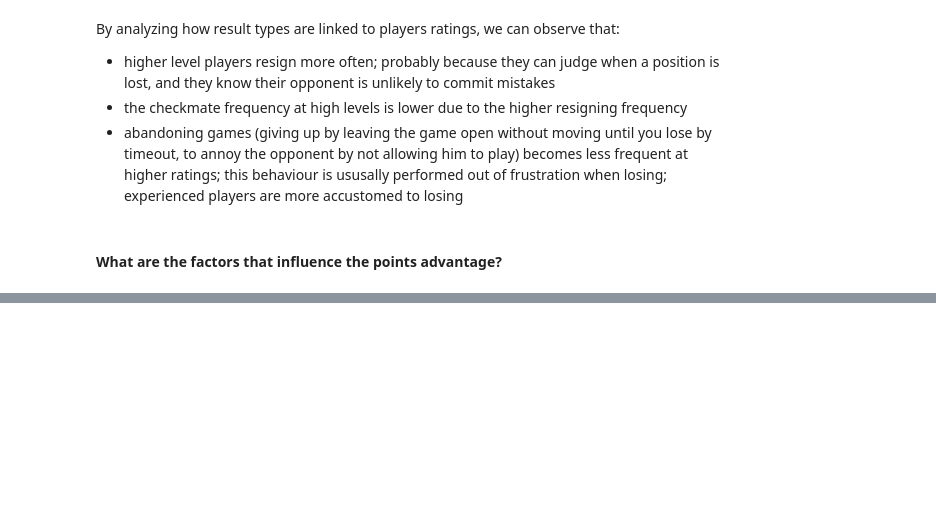
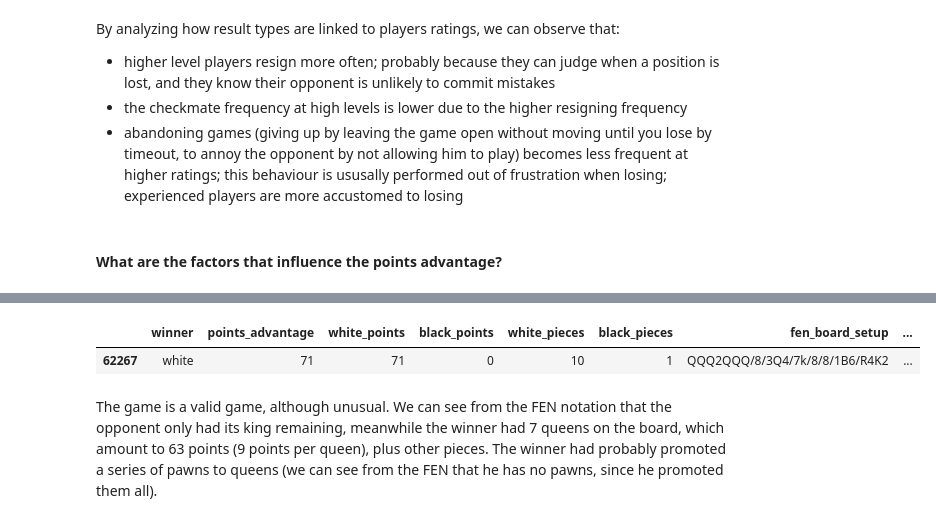
Before and after one commit to lamparelli/chess-data-analysis, a Jupyter notebook: main.ipynb, the cells around one changed output, grey strips where cells are left out. Saved outputs shown, nothing was run; the diff lists cells and outputs as text; code cells hidden in the pictures; blank space fills up the shorter version.

```diff
--- a/main.ipynb
+++ b/main.ipynb
@@ -1266,0 +1275,8 @@ x = games[games["points_advantage"]>50]
+# %%
+outliers = games[games["points_advantage"] > 60]
+outliers[["winner", "points_advantage", "white_points", "black_points", "white_pieces", "black_pieces", "fen_board_setup", "white_pieces_queens"]]
+# %% [output]
+|  | winner | points_advantage | white_points | black_points | white_pieces | black_pieces | fen_board_setup | ... |
+| 62267 | white | 71 | 71 | 0 | 10 | 1 | QQQ2QQQ/8/3Q4/7k/8/8/1B6/R4K2 | ... |
+# %% [markdown]
+The game is a valid game, although unusual. We can see from the FEN notation that the opponent only had its king remaining, meanwhile the winner had 7 queens on the board, which amount to 63 points (9 points per queen), plus other pieces. The winner had probably promoted a series of pawns to queens (we can see from the FEN that he has no pawns, since he promoted them all).
```
Also changed, not shown: parts of 8 cells of this notebook.
